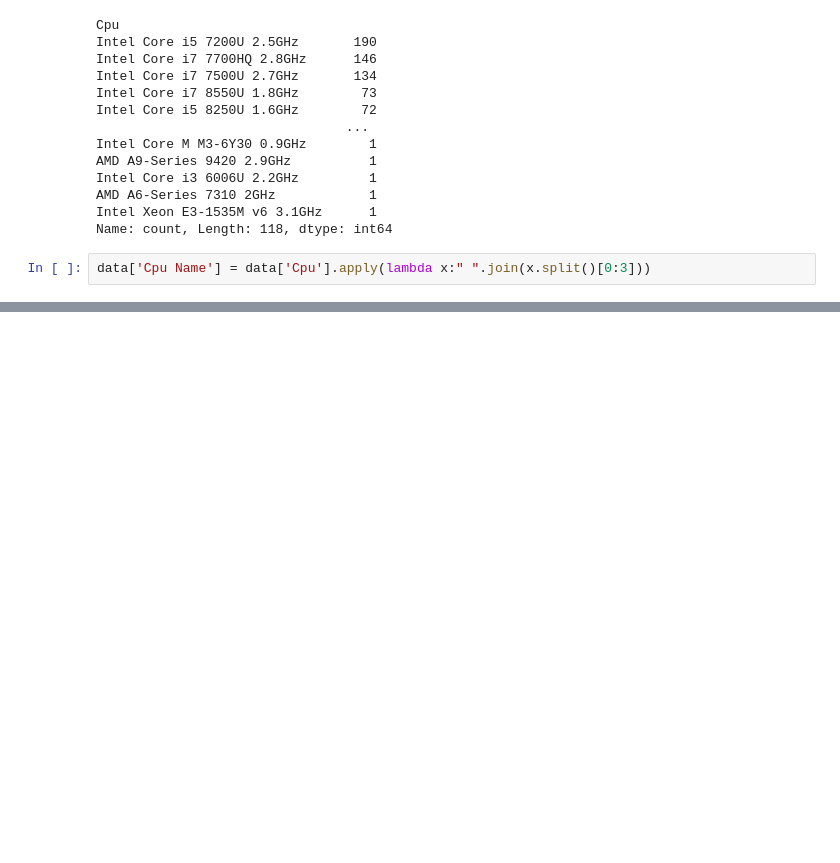
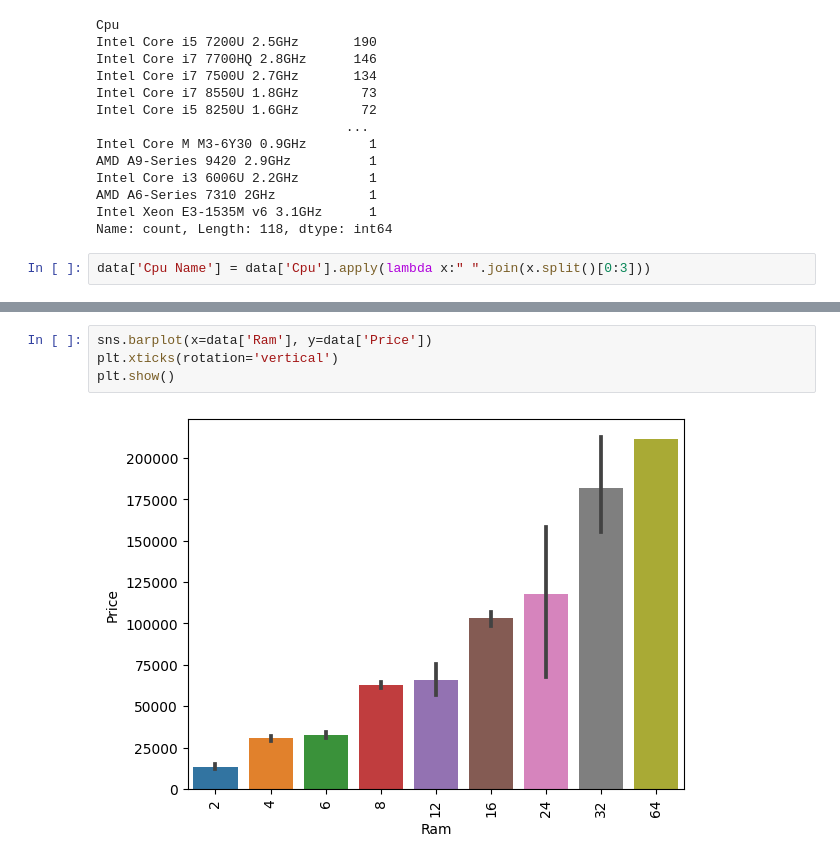
Before and after one commit to John-5014/Laptop_Price_Prediction, a Jupyter notebook: Laptop_Price_Predictor.ipynb, the cells around one changed output, grey strips where cells are left out. Cells and saved outputs as stored; diff of their text form; blank space fills up the shorter version.

```diff
--- a/Laptop_Price_Predictor.ipynb
+++ b/Laptop_Price_Predictor.ipynb
@@ -429,0 +477,6 @@ data.head()
+# %%
+sns.barplot(x=data['Ram'], y=data['Price'])
+plt.xticks(rotation='vertical')
+plt.show()
+# %% [output]
+[figure, added]
```
Also changed, not shown: parts of 8 cells of this notebook.
